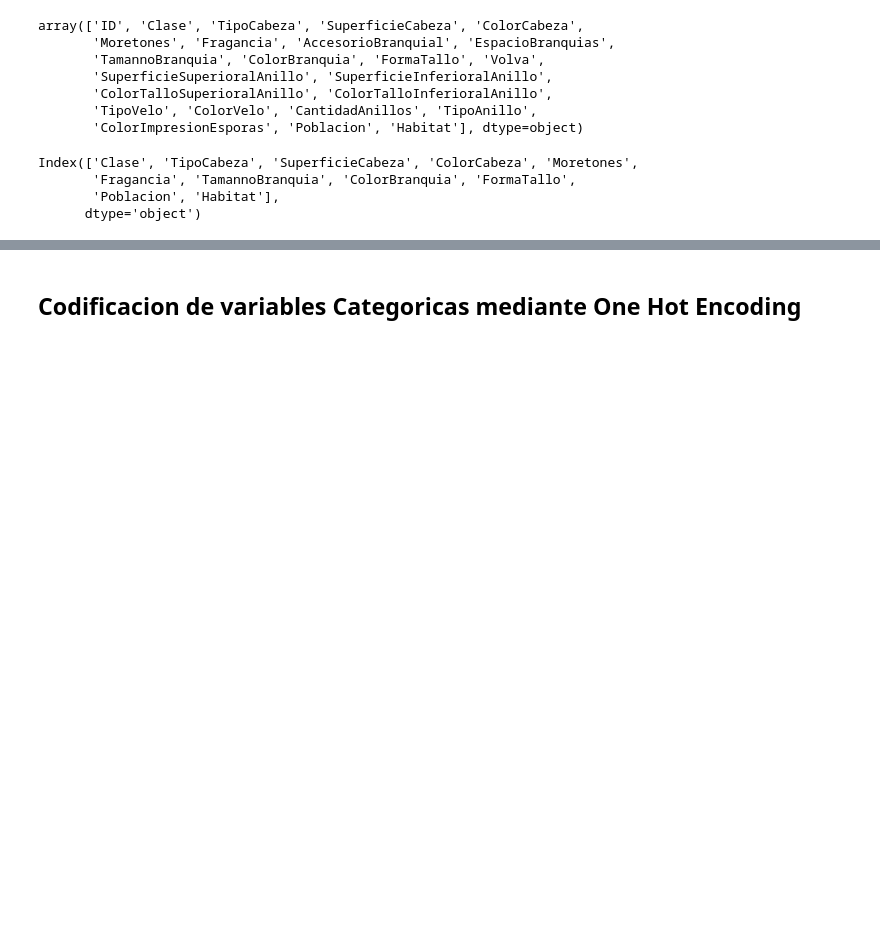
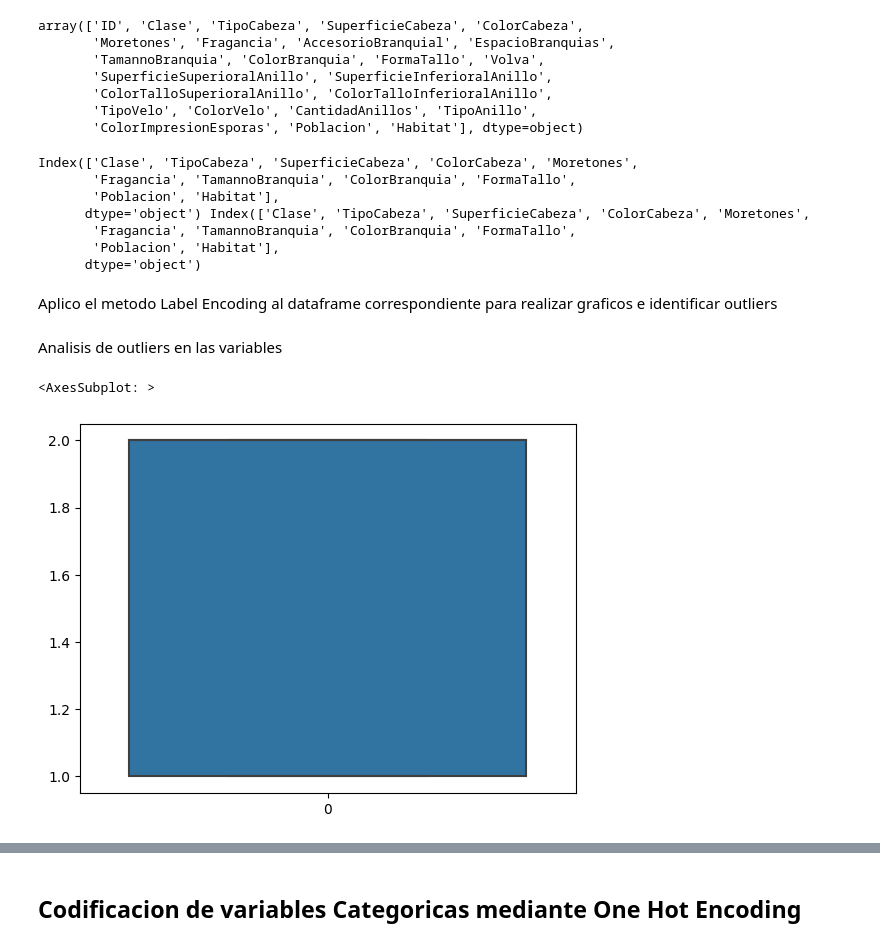
Before and after one commit to Sikriolc/DSCoder, a Jupyter notebook: Data _Wrangling_Campos.ipynb, the cells around one changed output, grey strips where cells are left out. Cells and saved outputs as stored; diff of their text form; code cells hidden in the pictures; blank space fills up the shorter version.

```diff
--- a/Data _Wrangling_Campos.ipynb
+++ b/Data _Wrangling_Campos.ipynb
@@ -492,9 +591,47 @@ array(['ID', 'Clase', 'TipoCabeza', 'SuperficieCabeza', 'ColorCabeza',
 Variables_quitar=['ID','AccesorioBranquial','EspacioBranquias','Volva','SuperficieSuperioralAnillo','SuperficieInferioralAnillo','ColorTalloSuperioralAnillo', 'ColorTalloInferioralAnillo', 'TipoVelo', 'ColorVelo','CantidadAnillos', 'TipoAnillo','ColorImpresionEsporas']
 # %%
 data_set=data_set.drop(labels=Variables_quitar, axis=1)
-data_set.columns
+data_set_encode=data_set_encode.drop(labels=Variables_quitar, axis=1)
+print(data_set.columns,data_set_encode.columns)
 # %% [output]
 Index(['Clase', 'TipoCabeza', 'SuperficieCabeza', 'ColorCabeza', 'Moretones',
        'Fragancia', 'TamannoBranquia', 'ColorBranquia', 'FormaTallo',
        'Poblacion', 'Habitat'],
+      dtype='object') Index(['Clase', 'TipoCabeza', 'SuperficieCabeza', 'ColorCabeza', 'Moretones',
+       'Fragancia', 'TamannoBranquia', 'ColorBranquia', 'FormaTallo',
+       'Poblacion', 'Habitat'],
       dtype='object')
+# %% [markdown]
+Aplico el metodo Label Encoding al dataframe correspondiente para realizar graficos e identificar outliers
+# %%
+data_set.Clase=data_set.Clase.replace({'venenosa':'1','comestible':'2'})
+leyenda_Clase=["1)Venenosa","2)Comestible"]
+data_set.TipoCabeza=data_set.TipoCabeza.replace({'campana': 1,'conica' : 2,'convexa' : 3,'plana': 4,'protuberante': 5 ,'hundida' :6 })
+leyenda_TipoCabeza=["1)Campana","2)Conica","3)Convexa","4)Plana","5)Protuberante","6)Hundida"]
+data_set.SuperficieCabeza=data_set.SuperficieCabeza.replace({'escamosa': 1,'lisa' : 2,'fibrosa' : 3,'ranuras': 4})
+leyenda_SuperficieCabeza=["1)Escamosa","2)Lisa","3)Fibrosa","4)Ranuras"]
+data_set.ColorCabeza=data_set.ColorCabeza.replace({'marron':1 ,'beige':2,'canela':3,'gris':4,'verde':5,'rosa':6,'violeta':7,'rojo':8,'blanco':9,'amarillo':10})
+leyenda_ColorCabeza=['1)marron' ,'2)beige','3)canela','4)gris','5)verde','6)rosa','7)violeta','8)rojo','9)blanco','10)amarillo']
+data_set.Moretones=data_set.Moretones.replace({'si': 1,'no':2})
+leyenda_Moretones=["1)Si posee","2)No posee"]
+data_set.Fragancia=data_set.Fragancia.replace({'almendra':1,'anis':2,'creosota':3,'pescado':4,'fetido':5,'mohoso':6,'inoloro':7,'acre':8,'especiado':9})
+leyenda_Fragancia=['1)Almendra','2)Anis','3)Creosota','4)Pescado','5)Fetido','6)Mohoso','7)Inoloro','8)Acre','9)Especiado']
+data_set.TamannoBranquia=data_set.TamannoBranquia.replace({'ancho':1,'estrecho':2})
+leyenda_TamannoBranquia=['1)Ancho',"2)Estrecho"]
+data_set.ColorBranquia=data_set.ColorBranquia.replace({'beige':1 ,'rosa':2,'blanco':3,'marron':4,'gris':5,'chocolate':6,'violeta':7,'negro':8,'rojo':9,'amarillo':10,'naranja':11,'verde':12})
+leyenda_TamannoBranquia=['1)Beige','2)Rosa','3)Blanco','4)Marron','5)Gris','6)Chocolate','7)Violeta','8)Negro','9)Rojo','10)Amarillo','11)Naranja','12)Verde']
+data_set.FormaTallo=data_set.FormaTallo.replace({'agrandando':'1','disminuyendo':'2'})
+leyenda_FormaTallo=['1)Agrandando','2)Disminuyendo']
+data_set.Habitat=data_set.Habitat.replace({'pastos':1,'hojas':2,'prados':3,'senderos':4,'urbano':5,'bosques':6,'residuos':7})
+leyenda_Habitat=['1)Pastos','2)Hojas','3)Prados','4)Senderos','5)Urbano','6)Bosques','7)residuos']
+data_set.Habitat=data_set.Habitat.replace({'pastos':1,'hojas':2,'prados':3,'senderos':4,'urbano':5,'bosques':6,'residuos':7})
+leyenda_Habitat=['1)Pastos','2)Hojas','3)Prados','4)Senderos','5)Urbano','6)Bosques','7)residuos']
+data_set.Poblacion=data_set.Poblacion.replace({'abundante':1,'agrupada':2,'numerosa':3,'dispersa':4,'diversa':5,'solitaria':6})
+leyenda_Poblacion=['1)Abundante','2)Agrupada','3)Numerosa','4)Dispersa','5)Diversa','6)Solitaria']
+# %% [markdown]
+Analisis de outliers en las variables
+# %%
+sns.boxplot(data_set['Clase'])
+# %% [output]
+<AxesSubplot: >
+[figure, added]
```
Also changed, not shown: parts of 15 cells of this notebook.
